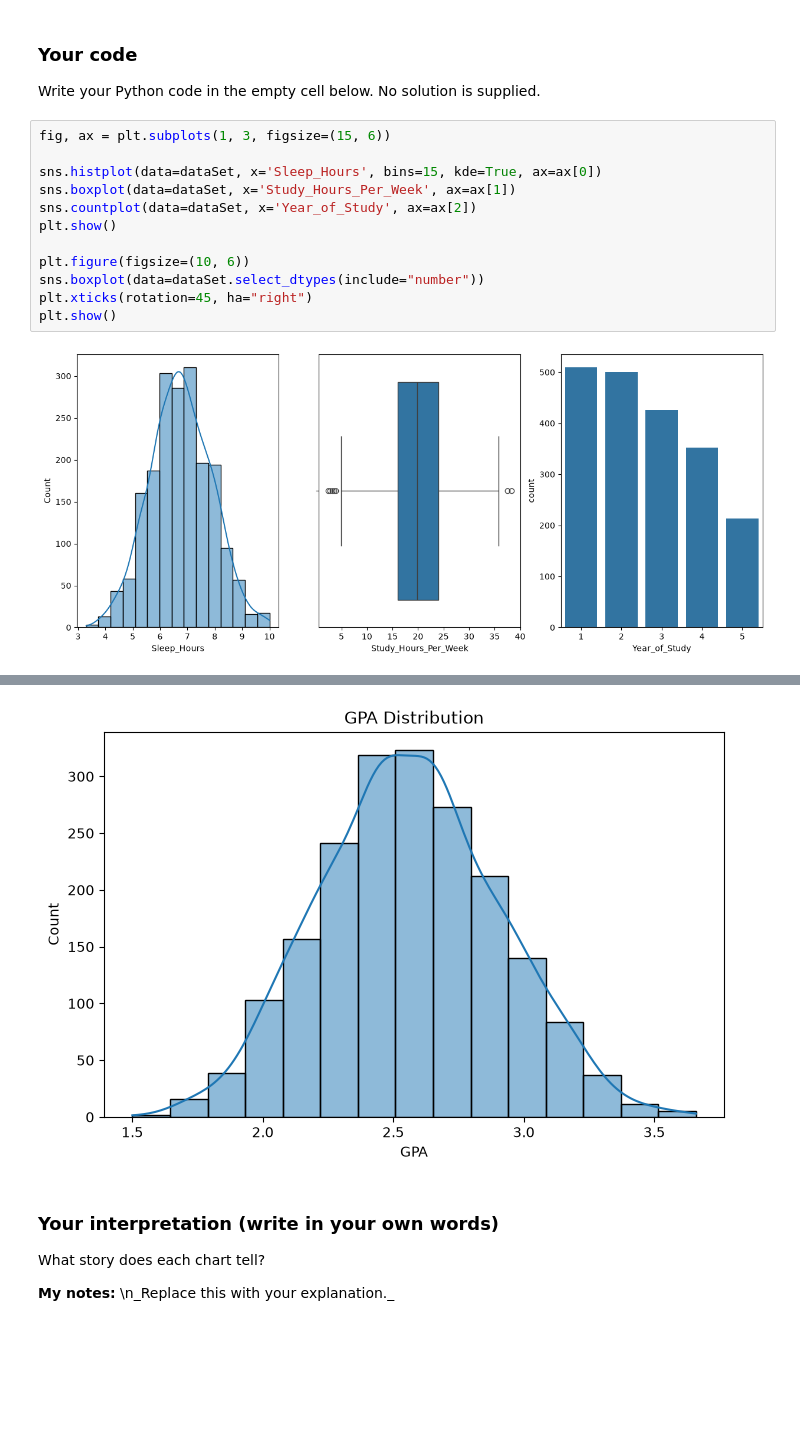
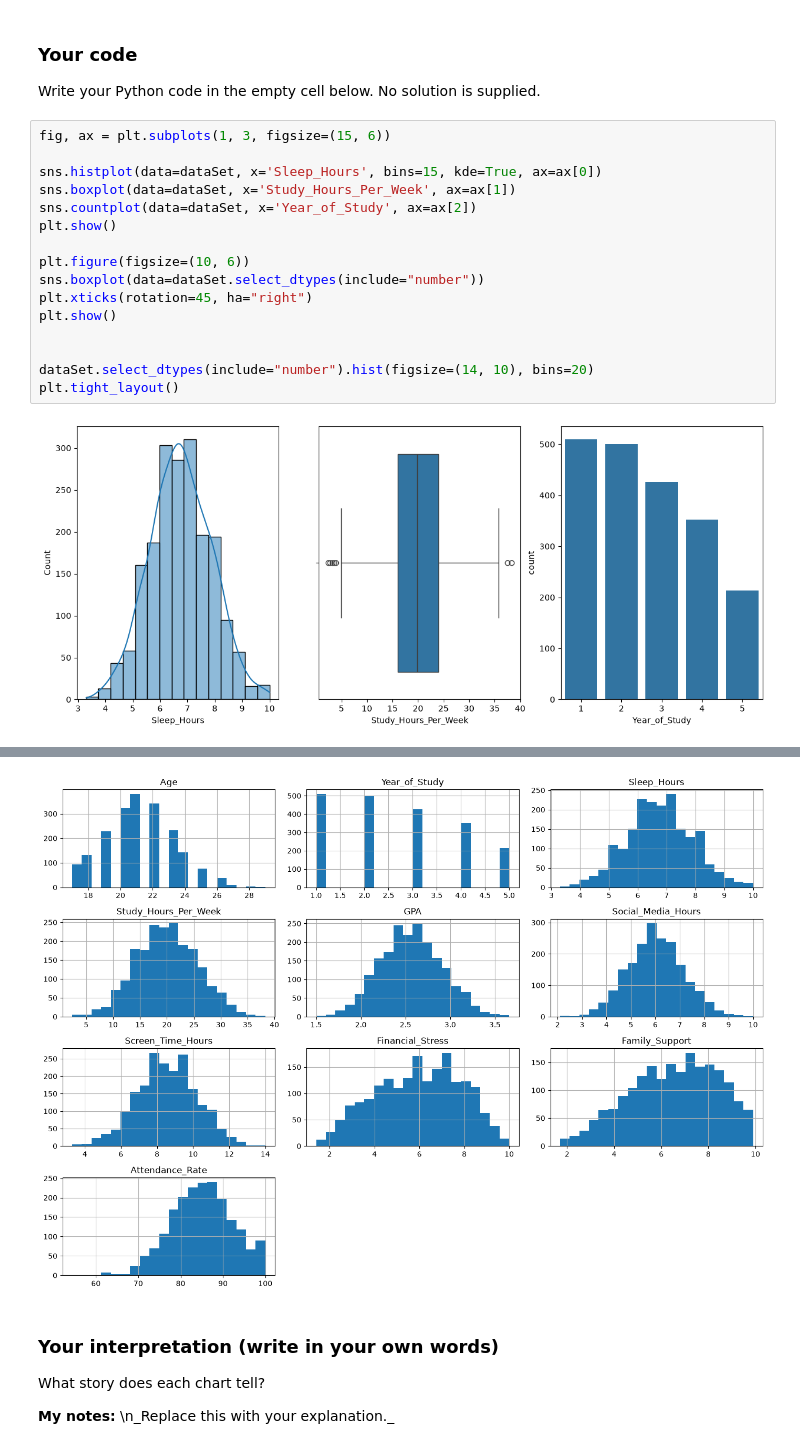
Before and after one commit to ElMehdiCherkaoui/Pr-diction-du-risque-de-sant-mentale-chez-les-tudiants, a Jupyter notebook: student-mental-health/notebooks/01_eda.ipynb, the cells around one changed output, grey strips where cells are left out. Saved outputs shown, nothing was run; the diff lists cells and outputs as text; blank space fills up the shorter version.

```diff
--- a/student-mental-health/notebooks/01_eda.ipynb
+++ b/student-mental-health/notebooks/01_eda.ipynb
@@ -362,19 +423,23 @@ Write your Python code in the empty cell below. No solution is supplied.
 # %%
 fig, ax = plt.subplots(1, 3, figsize=(15, 6))
 
 sns.histplot(data=dataSet, x='Sleep_Hours', bins=15, kde=True, ax=ax[0])
 sns.boxplot(data=dataSet, x='Study_Hours_Per_Week', ax=ax[1])
 sns.countplot(data=dataSet, x='Year_of_Study', ax=ax[2])
 plt.show()
 
 plt.figure(figsize=(10, 6))
 sns.boxplot(data=dataSet.select_dtypes(include="number"))
 plt.xticks(rotation=45, ha="right")
 plt.show()
+
+
+dataSet.select_dtypes(include="number").hist(figsize=(14, 10), bins=20)
+plt.tight_layout()
 # %% [output]
 [figure]
 [figure]
-[figure, old version]
+[figure, new version]
 # %% [markdown]
 ### Your interpretation (write in your own words)
 What story does each chart tell?
```
Also changed, not shown: parts of 4 cells of this notebook.
